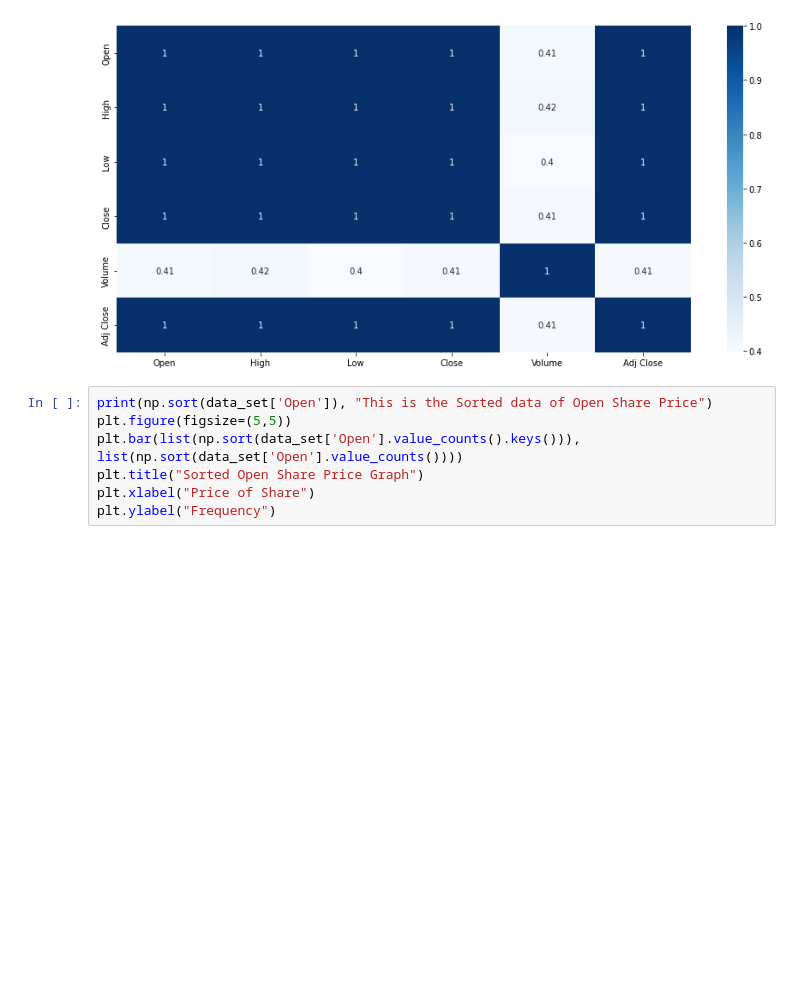
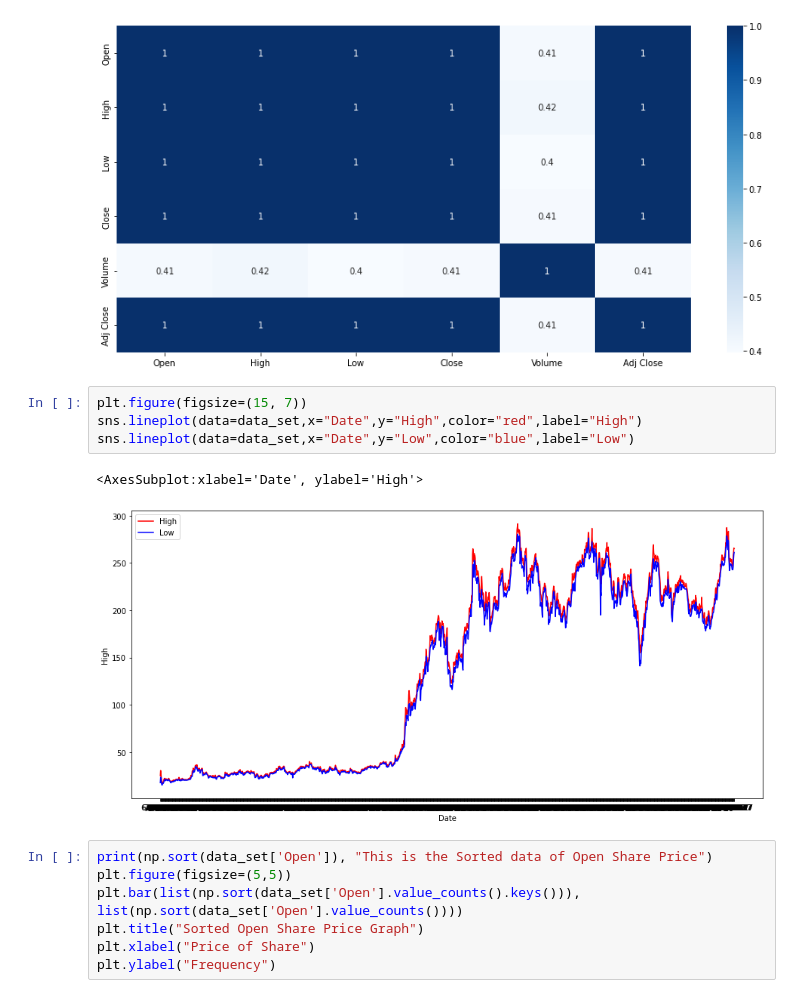
Before and after one commit to meeratif/techatif, a Jupyter notebook: tesla-stock-price-explore.ipynb, the cells around one changed output. Saved outputs shown, nothing was run; the diff lists cells and outputs as text; blank space fills up the shorter version.

```diff
--- a/tesla-stock-price-explore.ipynb
+++ b/tesla-stock-price-explore.ipynb
@@ -144,6 +144,13 @@ sns.heatmap(data_set.corr(),cbar=True,annot=True,cmap='Blues')
 # %% [output]
 <AxesSubplot:>
 [figure]
+# %%
+plt.figure(figsize=(15, 7))
+sns.lineplot(data=data_set,x="Date",y="High",color="red",label="High")
+sns.lineplot(data=data_set,x="Date",y="Low",color="blue",label="Low")
+# %% [output]
+<AxesSubplot:xlabel='Date', ylabel='High'>
+[figure, added]
 # %%
 print(np.sort(data_set['Open']), "This is the Sorted data of Open Share Price")
 plt.figure(figsize=(5,5))
```
Also changed, not shown: parts of 1 cell of this notebook.
